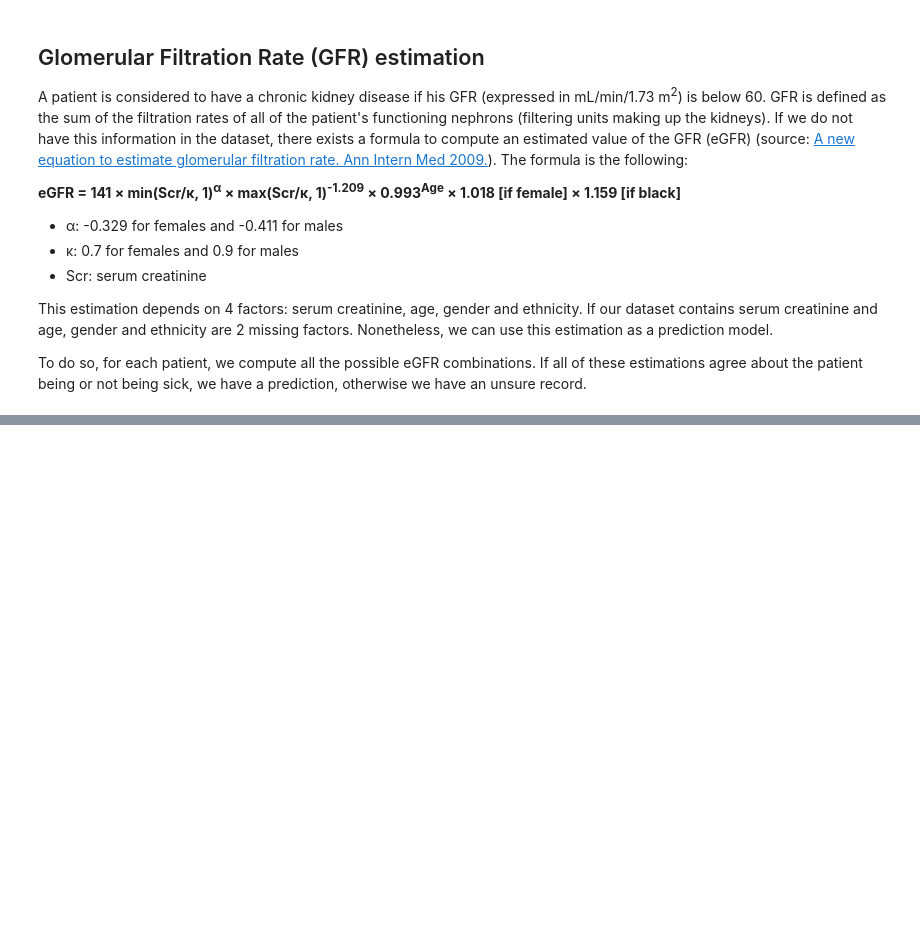
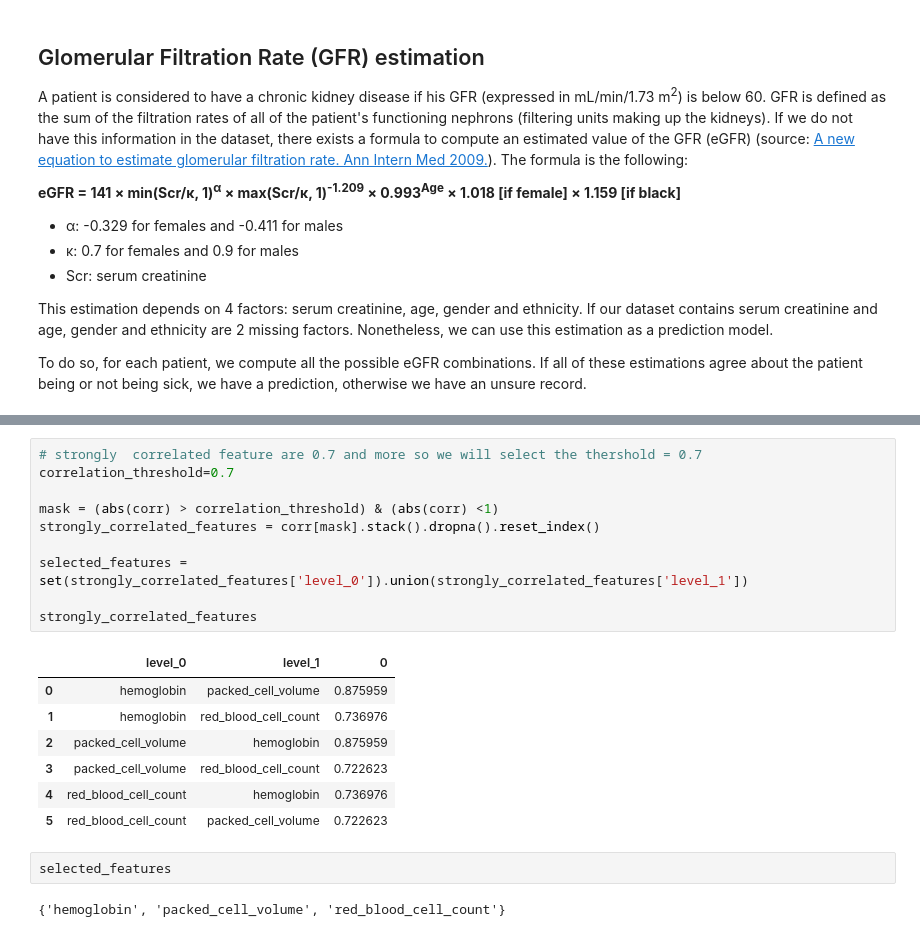
Before and after one commit to Molrn/chronic-kidney-disease, a Jupyter notebook: hand_feature_selection.ipynb, the cells around one changed output, grey strips where cells are left out. Cells and saved outputs as stored; diff of their text form; blank space fills up the shorter version.

```diff
--- a/hand_feature_selection.ipynb
+++ b/hand_feature_selection.ipynb
@@ -59,0 +131,22 @@ print('{:.3f} < Accuracy < {:.3f}'.format(correct_pred/total_records, (correct_p
+# %%
+# strongly  correlated feature are 0.7 and more so we will select the thershold = 0.7
+correlation_threshold=0.7
+
+mask = (abs(corr) > correlation_threshold) & (abs(corr) <1)
+strongly_correlated_features = corr[mask].stack().dropna().reset_index()
+
+selected_features = set(strongly_correlated_features['level_0']).union(strongly_correlated_features['level_1'])
+
+strongly_correlated_features
+# %% [output]
+|  | level_0 | level_1 | 0 |
+| 0 | hemoglobin | packed_cell_volume | 0.875959 |
+| 1 | hemoglobin | red_blood_cell_count | 0.736976 |
+| 2 | packed_cell_volume | hemoglobin | 0.875959 |
+| 3 | packed_cell_volume | red_blood_cell_count | 0.722623 |
+| 4 | red_blood_cell_count | hemoglobin | 0.736976 |
+| 5 | red_blood_cell_count | packed_cell_volume | 0.722623 |
+# %%
+selected_features
+# %% [output]
+{'hemoglobin', 'packed_cell_volume', 'red_blood_cell_count'}
```
Also changed, not shown: parts of 13 cells of this notebook.
